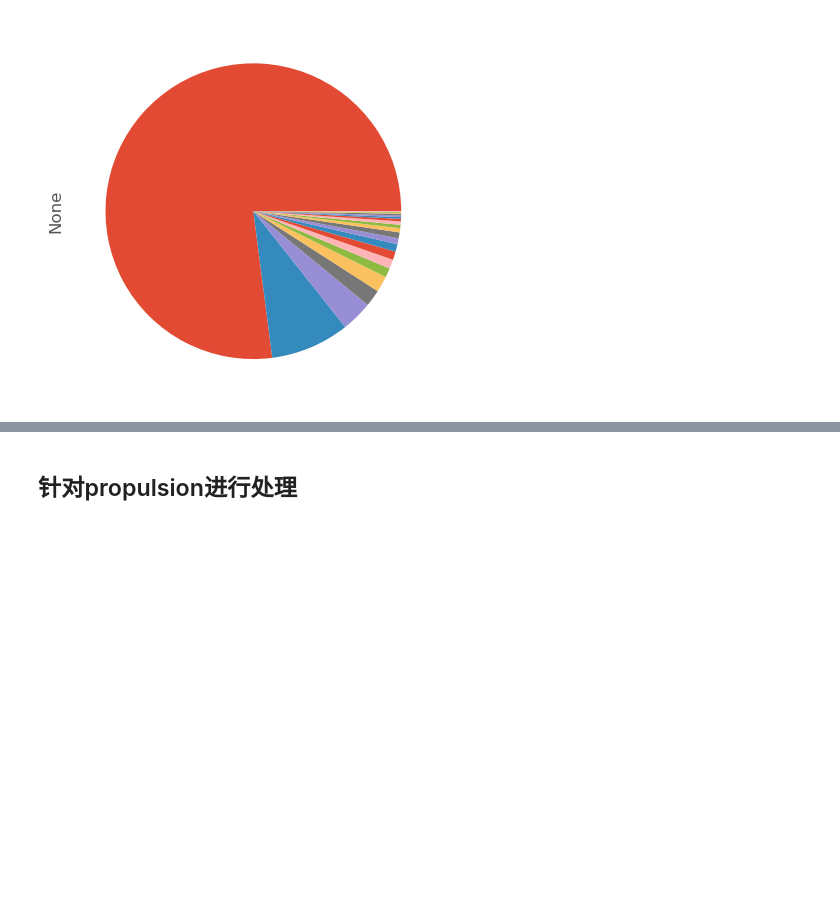
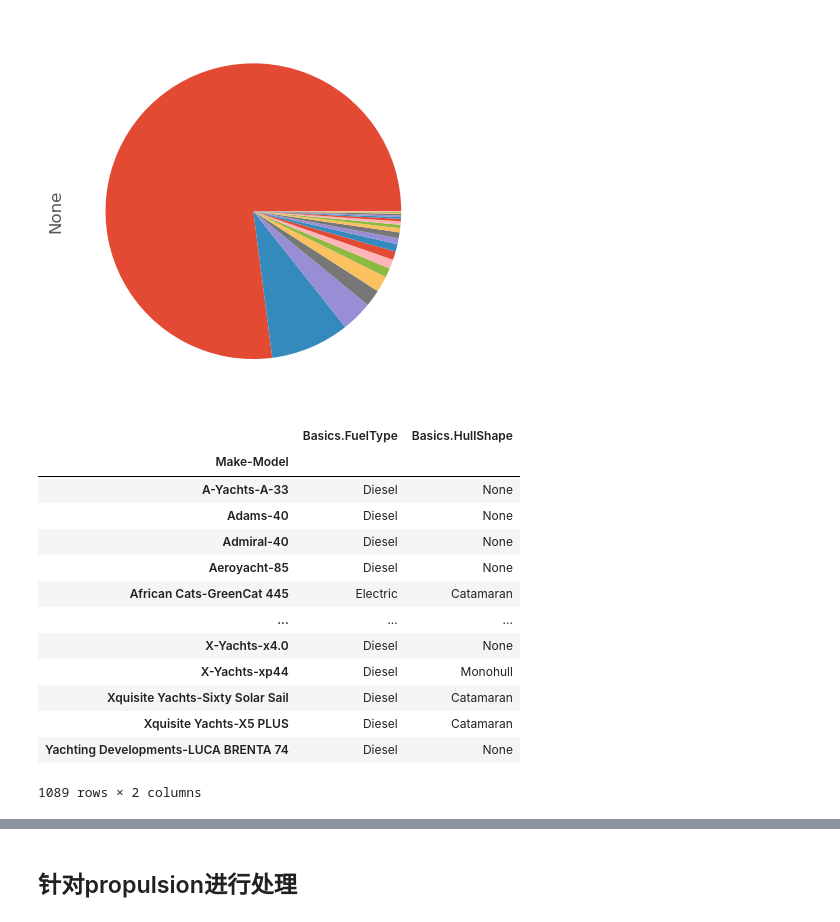
Before and after one commit to Mathematical-Jedi/2023-International-Mathematical-Model, a Jupyter notebook: yecanming/爬虫数据处理/clean.ipynb, the cells around one changed output, grey strips where cells are left out. Drawn from its saved outputs; the diff is of its cells as text; code cells hidden in the pictures; blank space fills up the shorter version.

```diff
--- a/yecanming/爬虫数据处理/clean.ipynb
+++ b/yecanming/爬虫数据处理/clean.ipynb
@@ -133,3 +136,26 @@ pd.Series(datalen).astype(str).value_counts().plot.pie()
 plt.savefig('make-model.png')
 # %% [output]
 [figure]
+# %%
+cols = ['Basics.FuelType', 'Basics.HullShape'] # 要填充的列
+# group_mode = group[cols].agg(lambda x:{x.name: x.mode()} if not  x.isna().sum()==len(x) else None) # 用众数填充
+group_mode = group[cols].agg(lambda x:x.mode()if not  x.isna().sum()==len(x) else None) # 用众数填充
+# group_mode = group[cols].mode()
+group_mode
+full_mode = df[cols].mode() # 用全局众数填充
+full_mode
+# %% [output]
+|  | Basics.FuelType | Basics.HullShape |
+| Make-Model |  |  |
+| A-Yachts-A-33 | Diesel | None |
+| Adams-40 | Diesel | None |
+| Admiral-40 | Diesel | None |
+| Aeroyacht-85 | Diesel | None |
+| African Cats-GreenCat 445 | Electric | Catamaran |
+| ... | ... | ... |
+| X-Yachts-x4.0 | Diesel | None |
+| X-Yachts-xp44 | Diesel | Monohull |
+| Xquisite Yachts-Sixty Solar Sail | Diesel | Catamaran |
+| Xquisite Yachts-X5 PLUS | Diesel | Catamaran |
+| Yachting Developments-LUCA BRENTA 74 | Diesel | None |
+1089 rows × 2 columns
```
Also changed, not shown: parts of 11 cells of this notebook, 1 other file.
